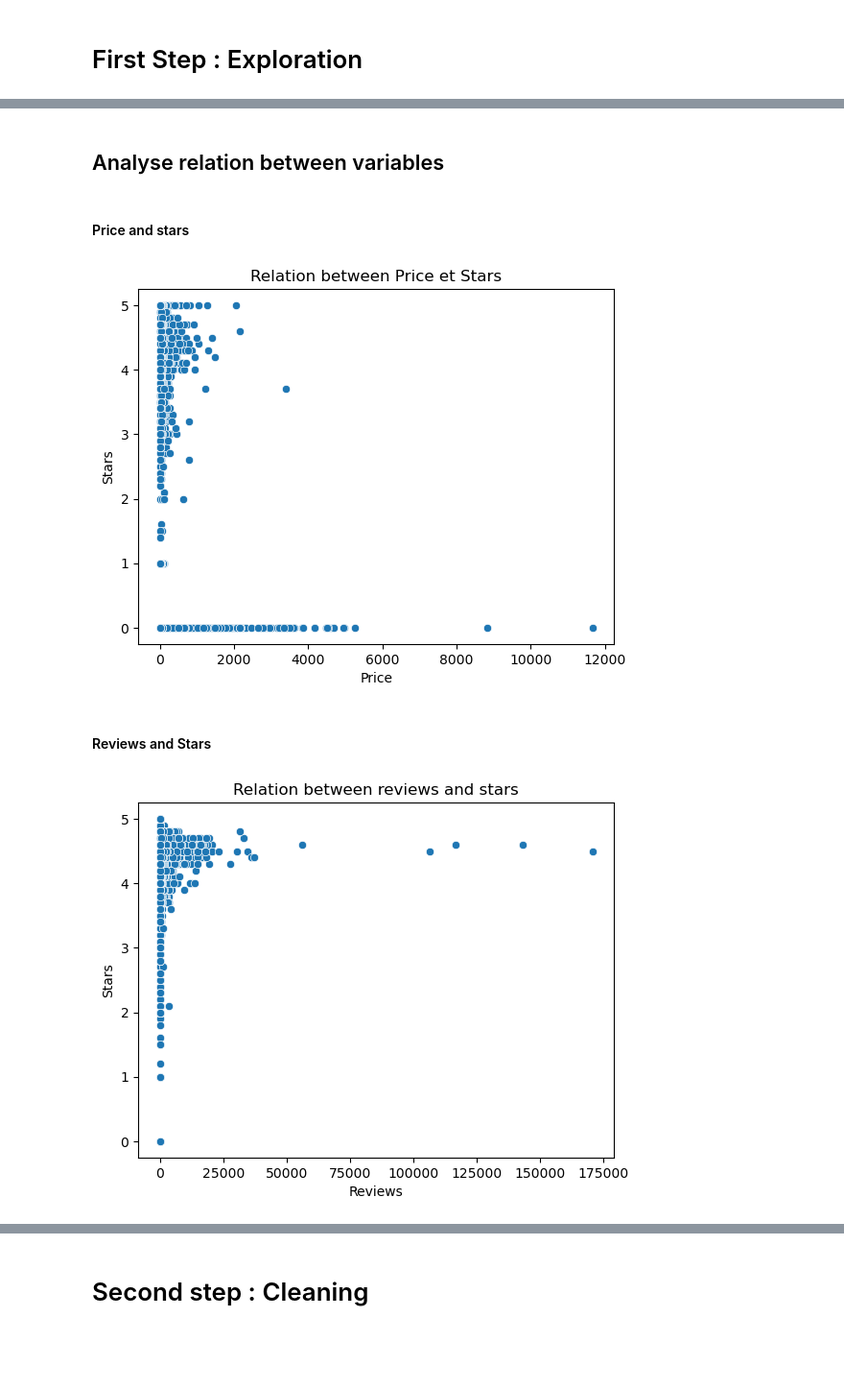
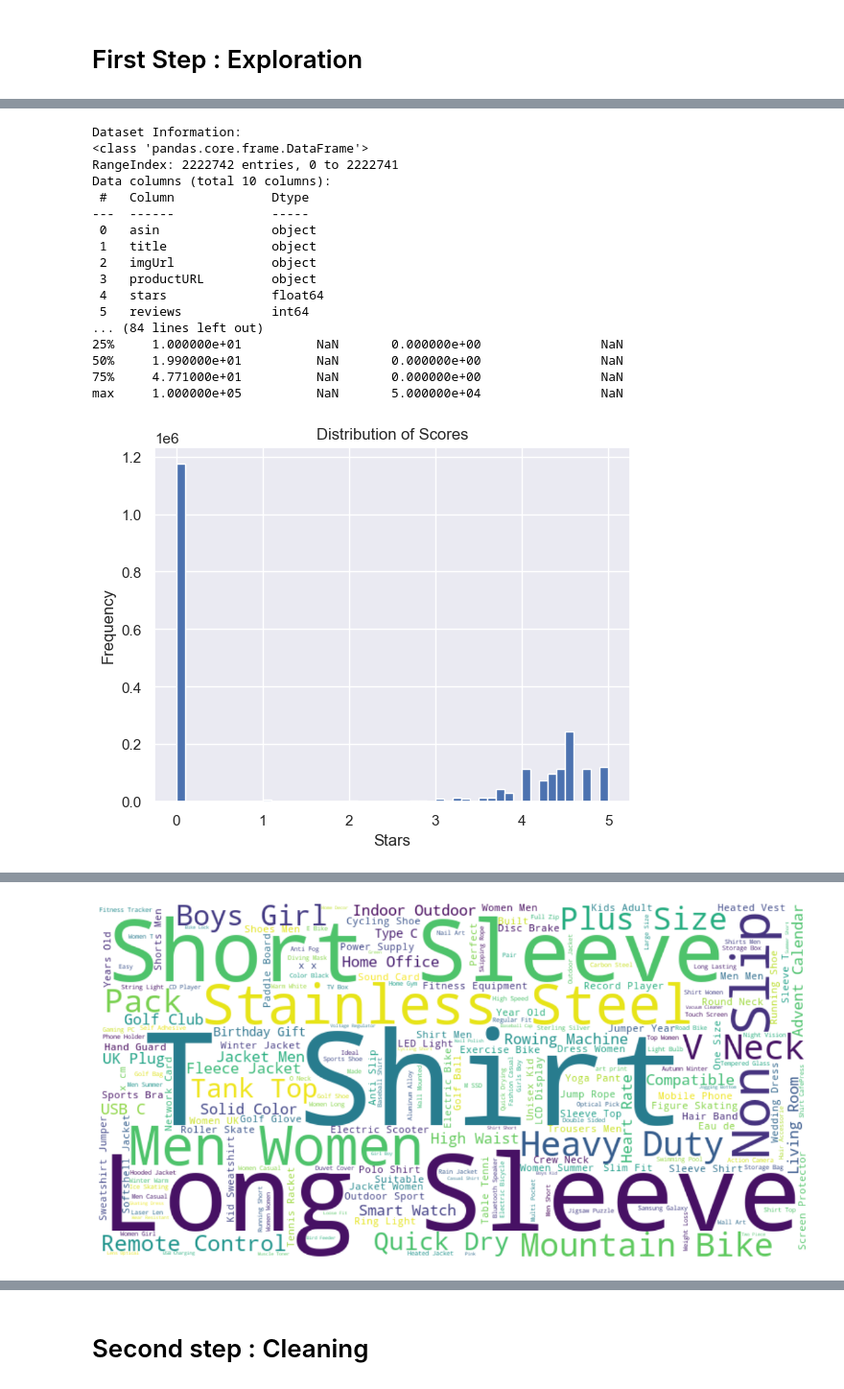
Before and after one commit to Aurelie75FR/IH_Final_Project, a Jupyter notebook: notebooks/main.ipynb, the cells around one changed output, grey strips where cells are left out. Shown at 96% size. Cells and saved outputs as stored; diff of their text form; code cells hidden in the pictures; blank space fills up the shorter version.

```diff
--- a/notebooks/main.ipynb
+++ b/notebooks/main.ipynb
@@ -136,7 +29,0 @@ no particular correlation between its parameters
-# %%
-df_amz_uk['title_length'] = df_amz_uk['title'].apply(len)
-df_amz_uk['title_length'].hist(bins=50)
-plt.title('Title Length Distribution')
-plt.xlabel('Lenght')
-plt.ylabel('Frequency')
-plt.show()
@@ -166,22 +30,32 @@ plt.show()
-# %% [markdown]
-## Analyse relation between variables
-# %% [markdown]
-#### Price and stars
-# %%
-sns.scatterplot(x='price', y='stars', data=df_amz_uk.sample(10000))
-plt.title('Relation between Price et Stars')
-plt.xlabel('Price')
-plt.ylabel('Stars')
-plt.show()
-# %% [output]
-[figure, removed]
-# %% [markdown]
-#### Reviews and Stars
-# %%
-sns.scatterplot(x='reviews', y='stars', data=df_amz_uk.sample(10000))
-plt.title('Relation between reviews and stars')
-plt.xlabel('Reviews')
-plt.ylabel('Stars')
-plt.show()
-# %% [output]
-[figure, removed]
+# %%
+# Init Exploration of the raw dataset
+explo = AmazonExploration(df_amz_uk)
+
+# Execute analysis
+explo.dataset_summary()
+explo.descriptive_analysis()
+explo.visualize_stars_distribution()
+explo.visualize_top_categories()
+explo.plot_correlation_matrix()
+explo.analyze_textual_variables()
+explo.visualize_outliers()
+explo.analyze_relationships()
+# %% [output]
+Dataset Information:
+<class 'pandas.core.frame.DataFrame'>
+RangeIndex: 2222742 entries, 0 to 2222741
+Data columns (total 10 columns):
+ #   Column             Dtype
+---  ------             -----
+ 0   asin               object
+ 1   title              object
+ 2   imgUrl             object
+ 3   productURL         object
+ 4   stars              float64
+ 5   reviews            int64
+... (84 lines left out)
+25%     1.000000e+01          NaN       0.000000e+00                NaN
+50%     1.990000e+01          NaN       0.000000e+00                NaN
+75%     4.771000e+01          NaN       0.000000e+00                NaN
+max     1.000000e+05          NaN       5.000000e+04                NaN
+[figure, added]
@@ -187,0 +65 @@ plt.show()
+[figure, added]
```
Also changed, not shown: parts of 36 cells of this notebook, 4 other files.
